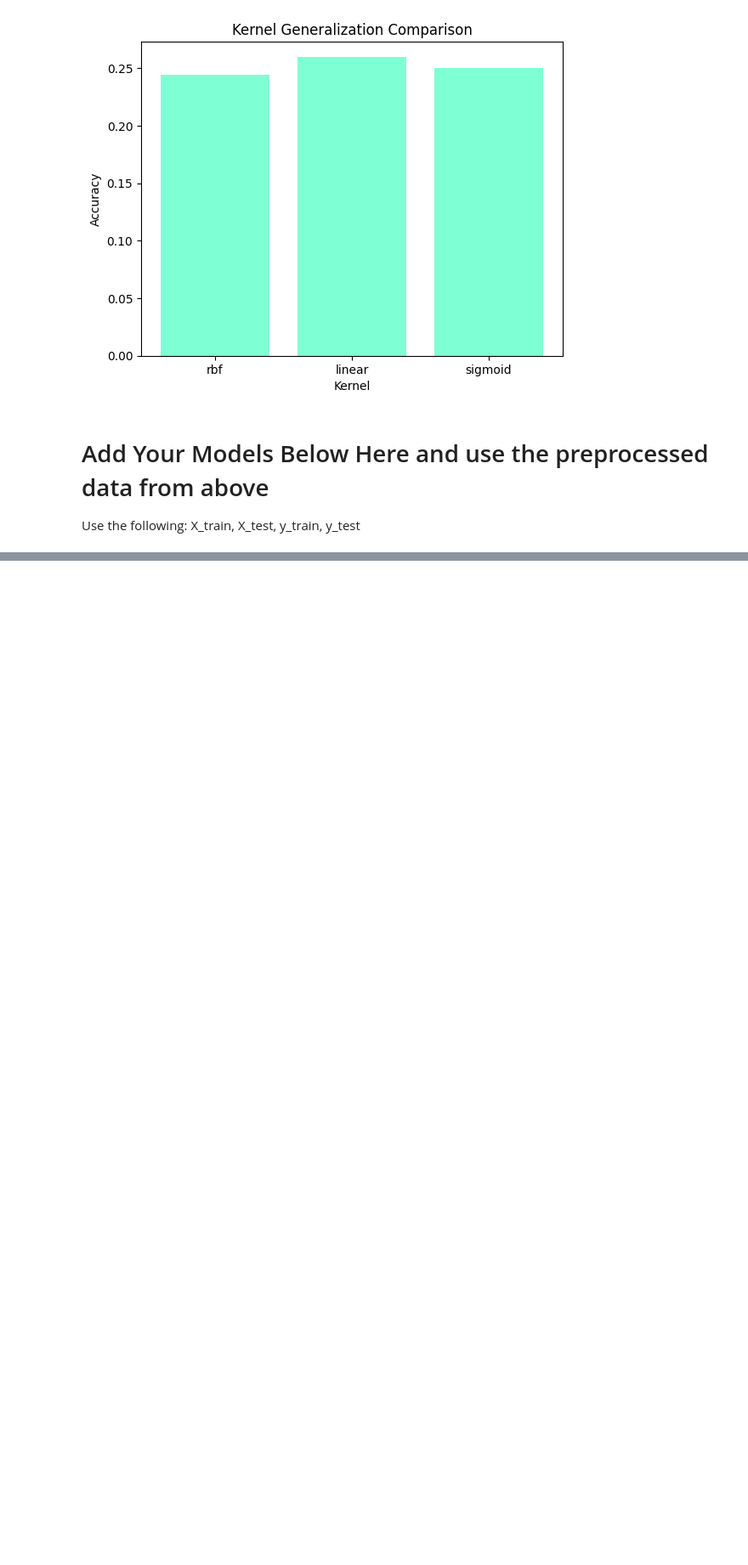
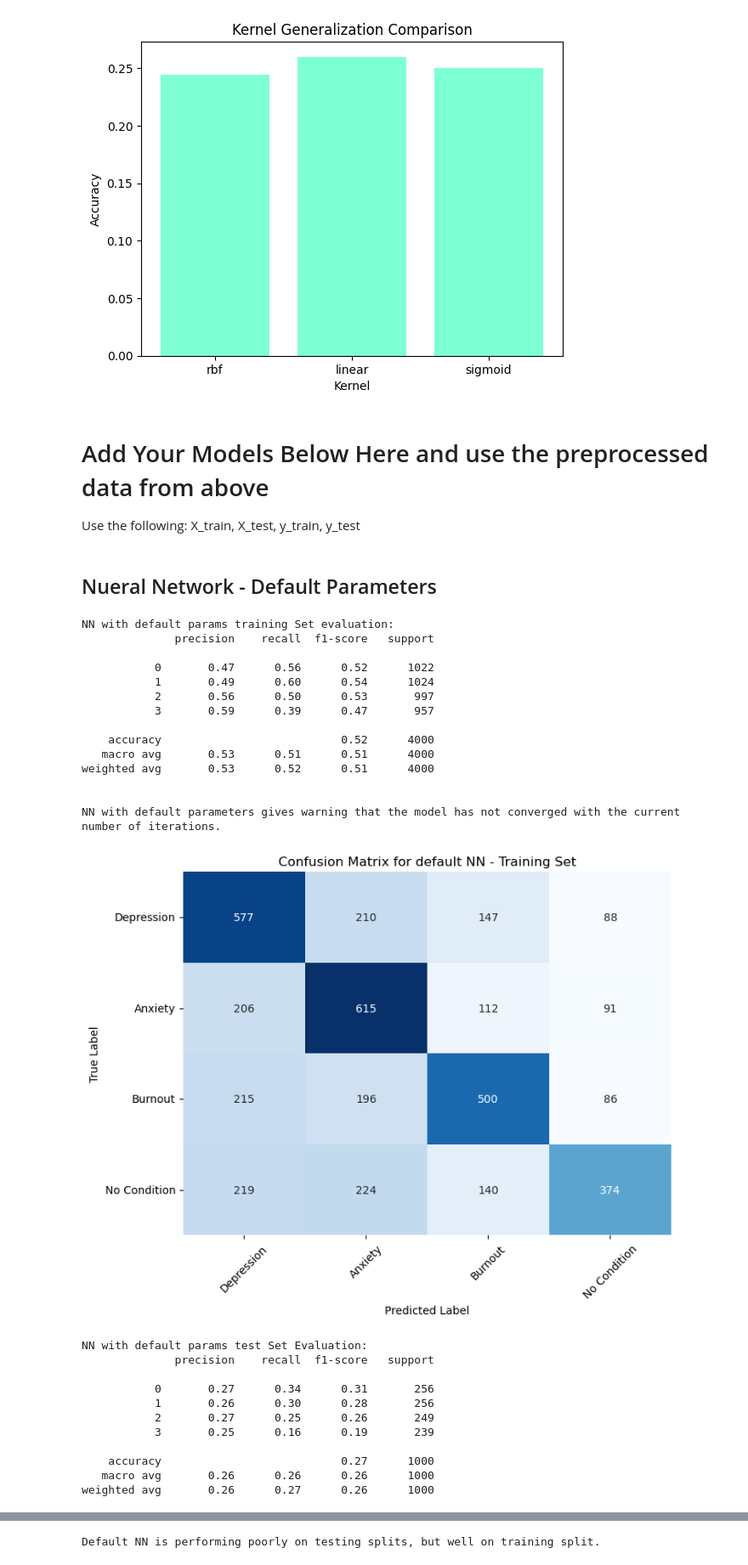
Before and after one commit to johnnyhuyhuynh/MindSpace, a Jupyter notebook: MindSpace-Clean.ipynb, the cells around one changed output, grey strips where cells are left out. Shown at 85% size. Cells and saved outputs as stored; diff of their text form; code cells hidden in the pictures; blank space fills up the shorter version.

```diff
--- a/MindSpace-Clean.ipynb
+++ b/MindSpace-Clean.ipynb
@@ -444,3 +444,72 @@ plt.show()
 # %% [markdown]
 # Add Your Models Below Here and use the preprocessed data from above
 Use the following: X_train, X_test, y_train, y_test
+# %% [markdown]
+## Nueral Network - Default Parameters
+# %%
+## Nueral Network (Mohand) ##
+from sklearn.model_selection import train_test_split
+from sklearn.metrics import confusion_matrix, classification_report
+from sklearn.neural_network import MLPClassifier
+from sklearn.preprocessing import StandardScaler
+
+# Reusable function to display the confusion matrix
+def plot_confusion_matrix(y_true, y_pred, title='Confusion Matrix'):
+    cm = confusion_matrix(y_true, y_pred)
+
+    # Create the plot
+    plt.figure(figsize=(8, 6))
+    sns.heatmap(cm, annot=True, fmt='d', cmap='Blues', cbar=False,
+                xticklabels=['Depression', 'Anxiety', 'Burnout', 'No Condition'], yticklabels=['Depression', 'Anxiety', 'Burnout', 'No Condition'])
+    plt.title(title)
+    plt.xlabel('Predicted Label')
+    plt.ylabel('True Label')
+    plt.xticks(rotation=45)
+    plt.yticks(rotation=0)
+    plt.grid(False)
+    plt.show()
+
+# NN with default params and train
+default_NN = MLPClassifier()
+default_NN.fit(X_train, y_train)
+
+# Make predictions on both splits for evaluation
+y_trainNN_pred = default_NN.predict(X_train)
+y_testNN_pred = default_NN.predict(X_test)
+
+# Evaluation of default NN
+print("\nNN with default params training Set evaluation:")
+print(classification_report(y_train, y_trainNN_pred))
+print('\nNN with default parameters gives warning that the model has not converged with the current number of iterations.')
+plot_confusion_matrix(y_train, y_trainNN_pred, title='Confusion Matrix for default NN - Training Set')
+print("\nNN with default params test Set Evaluation:")
+print(classification_report(y_test, y_testNN_pred))
+plot_confusion_matrix(y_test, y_testNN_pred, title='Confusion Matrix for default NN - Test Set')
+print('Default NN is performing poorly on testing splits, but well on training split.')
+# %% [output]
+NN with default params training Set evaluation:
+              precision    recall  f1-score   support
+
+           0       0.47      0.56      0.52      1022
+           1       0.49      0.60      0.54      1024
+           2       0.56      0.50      0.53       997
+           3       0.59      0.39      0.47       957
+
+    accuracy                           0.52      4000
+   macro avg       0.53      0.51      0.51      4000
+weighted avg       0.53      0.52      0.51      4000
+
+
+NN with default parameters gives warning that the model has not converged with the current number of iterations.
+[figure, added]
+NN with default params test Set Evaluation:
+              precision    recall  f1-score   support
+
+           0       0.27      0.34      0.31       256
+           1       0.26      0.30      0.28       256
+           2       0.27      0.25      0.26       249
+           3       0.25      0.16      0.19       239
+
+    accuracy                           0.27      1000
+   macro avg       0.26      0.26      0.26      1000
+weighted avg       0.26      0.27      0.26      1000
@@ -446,0 +517 @@ Use the following: X_train, X_test, y_train, y_test
+Default NN is performing poorly on testing splits, but well on training split.
```
Also changed, not shown: parts of 10 cells of this notebook.
